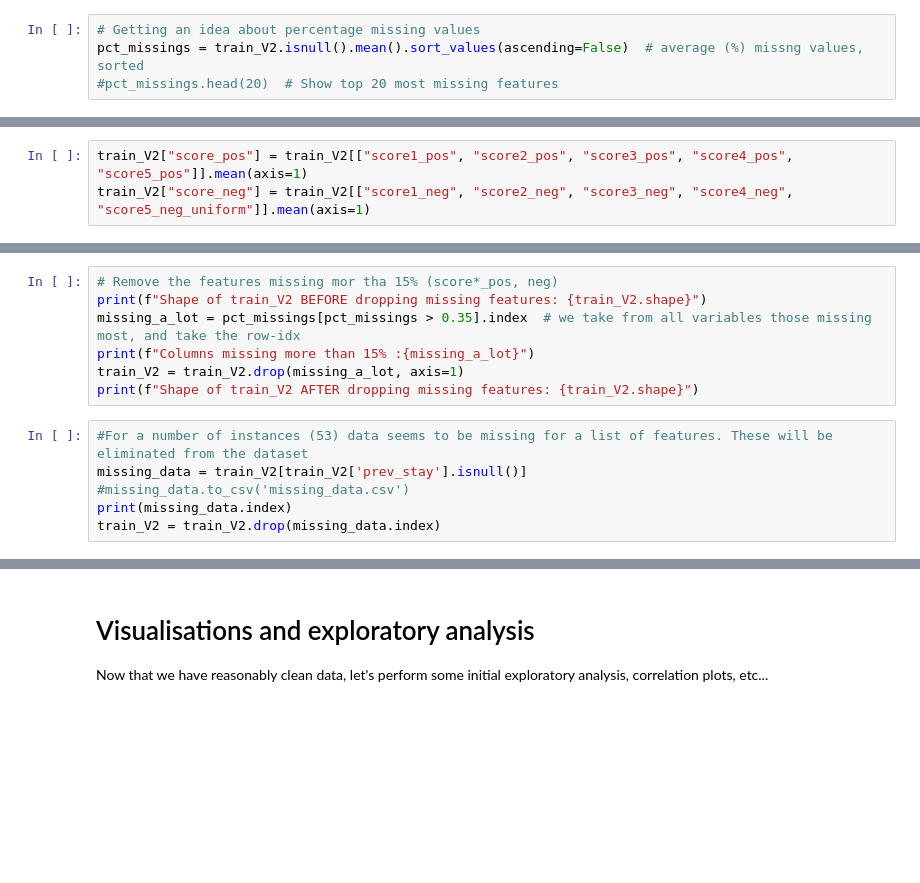
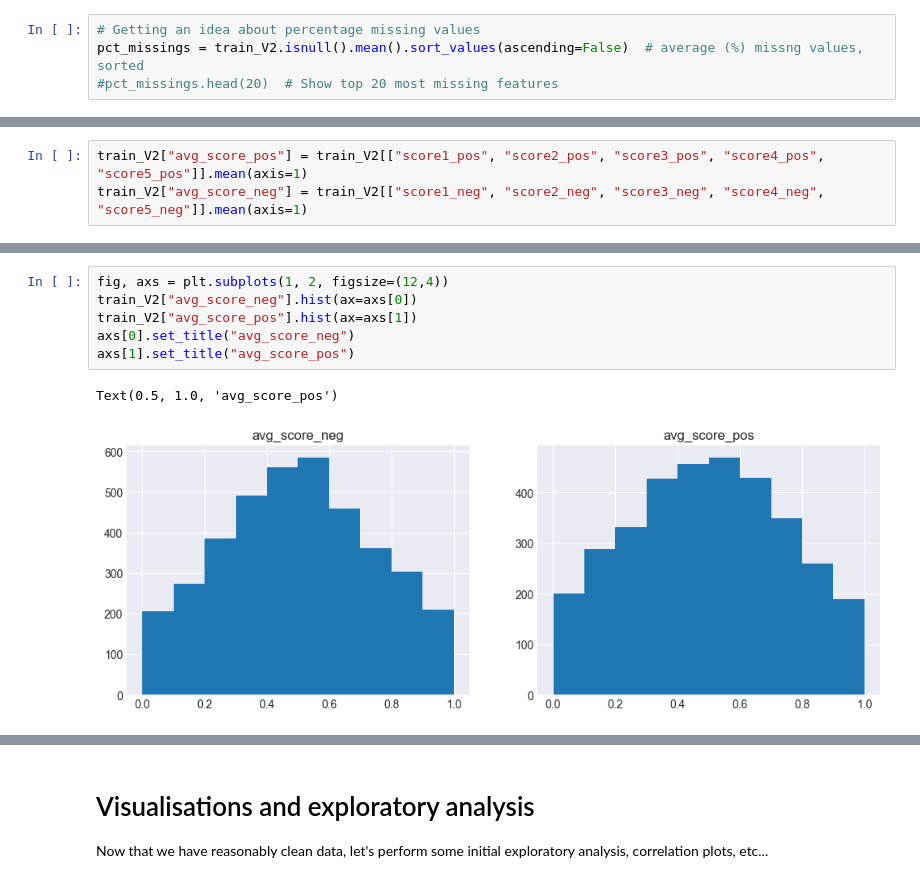
Before and after one commit to Marijkevandesteene/MachineLearning, a Jupyter notebook: ExamDataMining_Integrated.ipynb, the cells around one changed output, grey strips where cells are left out. Cells and saved outputs as stored; diff of their text form; blank space fills up the shorter version.

Commit message:
finished data cleanup

```diff
--- a/ExamDataMining_Integrated.ipynb
+++ b/ExamDataMining_Integrated.ipynb
@@ -432,3 +452,0 @@ Some conclusions :
-# %%
-train_V2["score_pos"] = train_V2[["score1_pos", "score2_pos", "score3_pos", "score4_pos", "score5_pos"]].mean(axis=1)
-train_V2["score_neg"] = train_V2[["score1_neg", "score2_neg", "score3_neg", "score4_neg", "score5_neg_uniform"]].mean(axis=1)
@@ -446,13 +452,0 @@ KeyError: 'score_neg'
-# %%
-# Remove the features missing mor tha 15% (score*_pos, neg)
-print(f"Shape of train_V2 BEFORE dropping missing features: {train_V2.shape}")
-missing_a_lot = pct_missings[pct_missings > 0.35].index  # we take from all variables those missing most, and take the row-idx
-print(f"Columns missing more than 15% :{missing_a_lot}")
-train_V2 = train_V2.drop(missing_a_lot, axis=1)
-print(f"Shape of train_V2 AFTER dropping missing features: {train_V2.shape}")
-# %%
-#For a number of instances (53) data seems to be missing for a list of features. These will be eliminated from the dataset
-missing_data = train_V2[train_V2['prev_stay'].isnull()]
-#missing_data.to_csv('missing_data.csv')
-print(missing_data.index)
-train_V2 = train_V2.drop(missing_data.index)
@@ -487,0 +463,3 @@ Hoeven niet noodzakelijk dingen eruit te zwieren, maar wel minstens aangeven dat
+# %%
+train_V2["avg_score_pos"] = train_V2[["score1_pos", "score2_pos", "score3_pos", "score4_pos", "score5_pos"]].mean(axis=1)
+train_V2["avg_score_neg"] = train_V2[["score1_neg", "score2_neg", "score3_neg", "score4_neg", "score5_neg"]].mean(axis=1)
@@ -487,0 +476,9 @@ Hoeven niet noodzakelijk dingen eruit te zwieren, maar wel minstens aangeven dat
+# %%
+fig, axs = plt.subplots(1, 2, figsize=(12,4))
+train_V2["avg_score_neg"].hist(ax=axs[0])
+train_V2["avg_score_pos"].hist(ax=axs[1])
+axs[0].set_title("avg_score_neg")
+axs[1].set_title("avg_score_pos")
+# %% [output]
+Text(0.5, 1.0, 'avg_score_pos')
+[figure, added]
```
Also changed, not shown: parts of 56 cells of this notebook.
